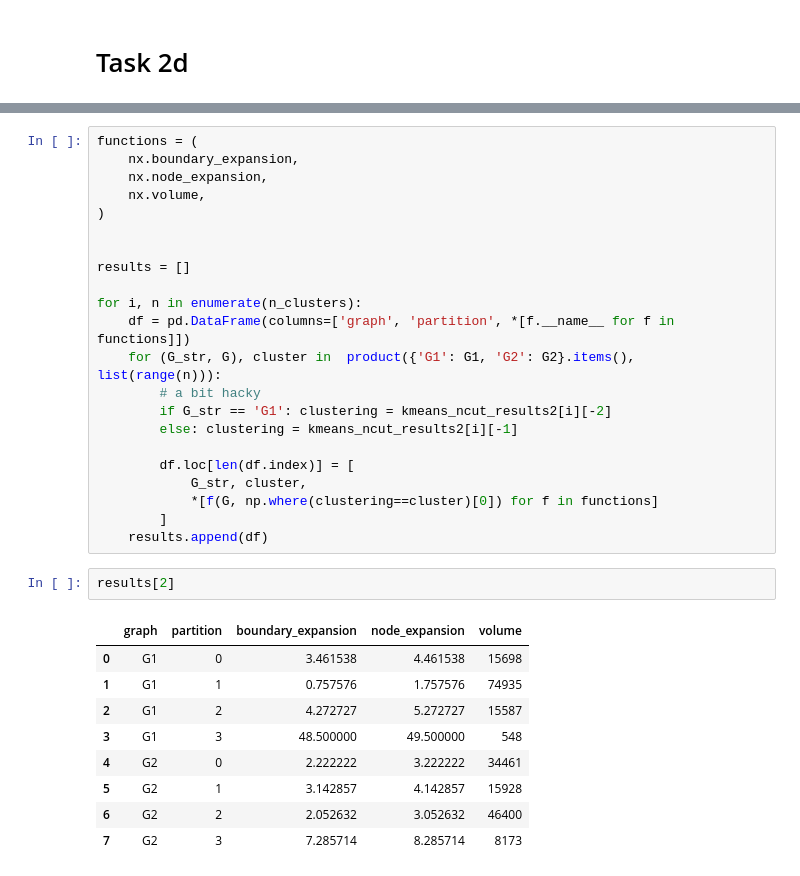
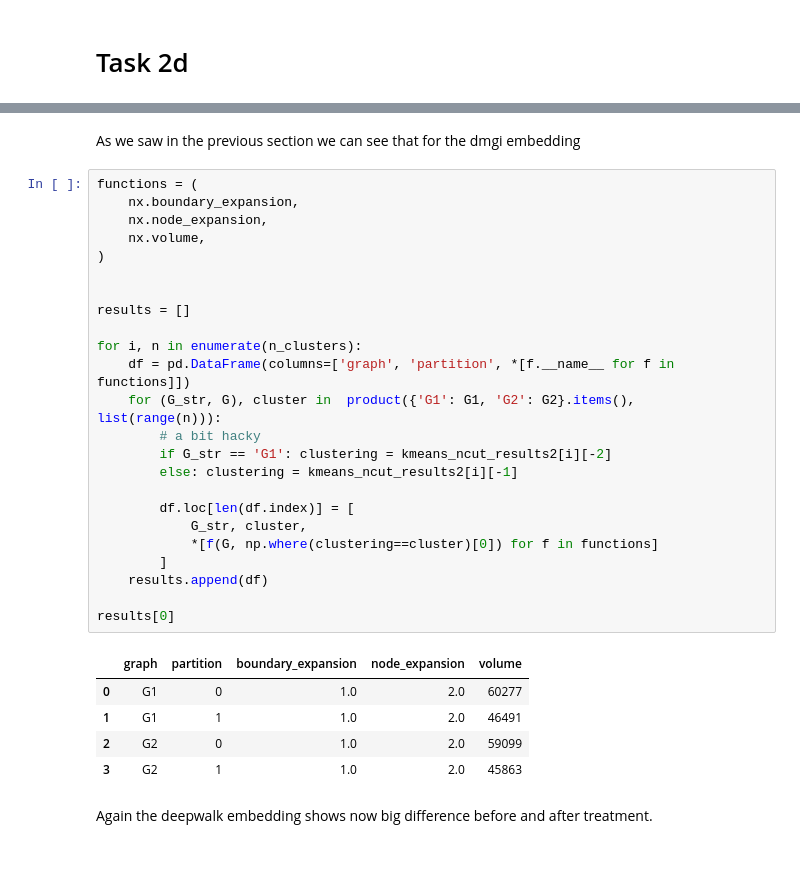
Before and after one commit to mozzafiato/DataMiningAssignment, a Jupyter notebook: Task2/task_2c_2d.ipynb, the cells around one changed output, grey strips where cells are left out. Cells and saved outputs as stored; diff of their text form.

```diff
--- a/Task2/task_2c_2d.ipynb
+++ b/Task2/task_2c_2d.ipynb
@@ -720,34 +729,34 @@ for i, n in enumerate(n_clusters):
+# %% [markdown]
+As we saw in the previous section we can see that for the dmgi embedding
 # %%
 functions = (
     nx.boundary_expansion,
     nx.node_expansion,
     nx.volume,
 )
 
 
 results = []
 
 for i, n in enumerate(n_clusters):
     df = pd.DataFrame(columns=['graph', 'partition', *[f.__name__ for f in functions]])
     for (G_str, G), cluster in  product({'G1': G1, 'G2': G2}.items(), list(range(n))):
         # a bit hacky
         if G_str == 'G1': clustering = kmeans_ncut_results2[i][-2]
         else: clustering = kmeans_ncut_results2[i][-1]
 
         df.loc[len(df.index)] = [
             G_str, cluster,
             *[f(G, np.where(clustering==cluster)[0]) for f in functions]
         ]
     results.append(df)
+
+results[0]
+# %% [output]
+|  | graph | partition | boundary_expansion | node_expansion | volume |
+| 0 | G1 | 0 | 1.0 | 2.0 | 60277 |
+| 1 | G1 | 1 | 1.0 | 2.0 | 46491 |
+| 2 | G2 | 0 | 1.0 | 2.0 | 59099 |
+| 3 | G2 | 1 | 1.0 | 2.0 | 45863 |
-# %%
-results[2]
-# %% [output]
-|  | graph | partition | boundary_expansion | node_expansion | volume |
-| 0 | G1 | 0 | 3.461538 | 4.461538 | 15698 |
-| 1 | G1 | 1 | 0.757576 | 1.757576 | 74935 |
-| 2 | G1 | 2 | 4.272727 | 5.272727 | 15587 |
-| 3 | G1 | 3 | 48.500000 | 49.500000 | 548 |
-| 4 | G2 | 0 | 2.222222 | 3.222222 | 34461 |
-| 5 | G2 | 1 | 3.142857 | 4.142857 | 15928 |
-| 6 | G2 | 2 | 2.052632 | 3.052632 | 46400 |
-| 7 | G2 | 3 | 7.285714 | 8.285714 | 8173 |
+# %% [markdown]
+Again the deepwalk embedding shows now big difference before and after treatment.
```
Also changed, not shown: parts of 25 cells of this notebook.
